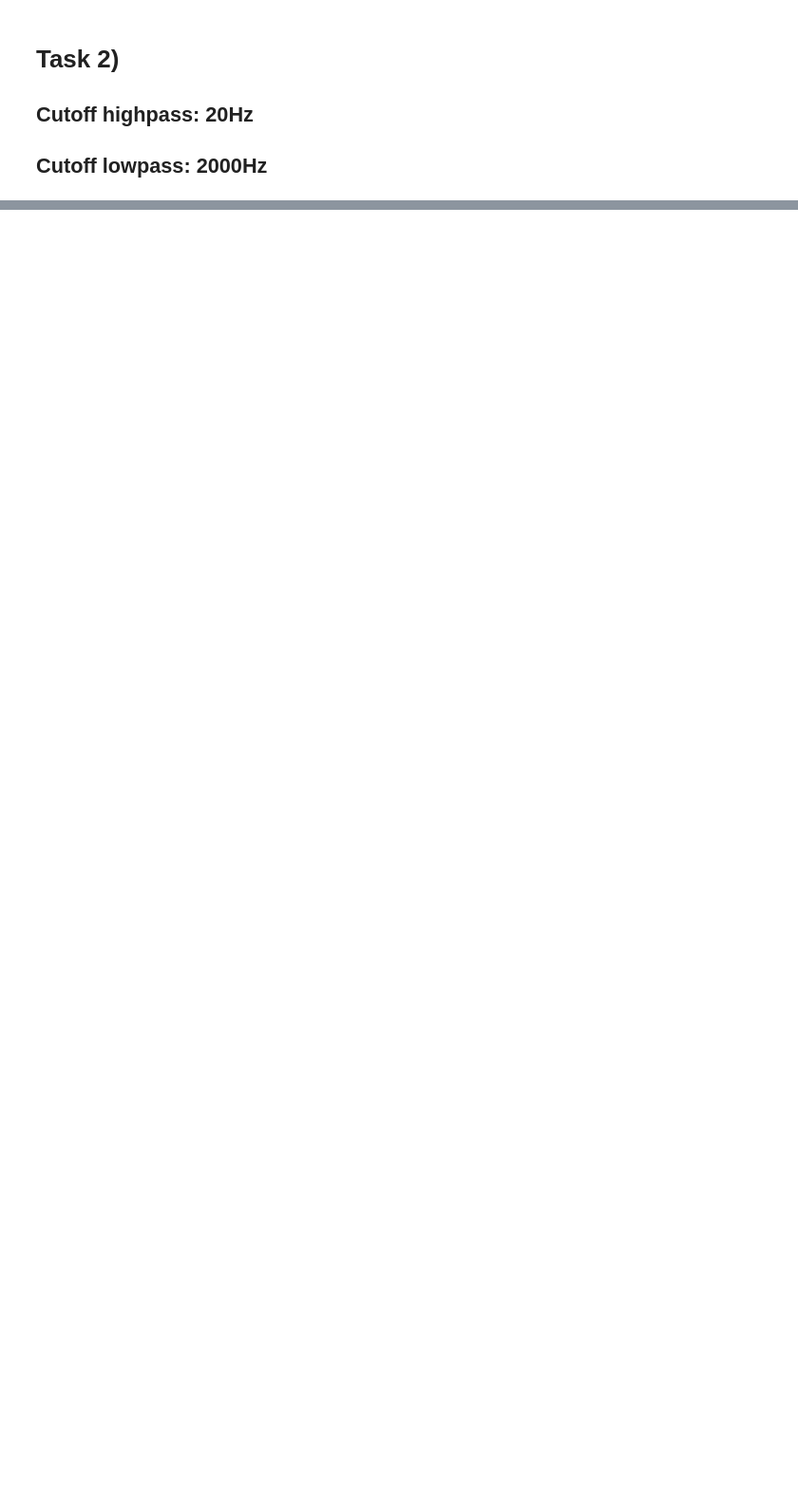
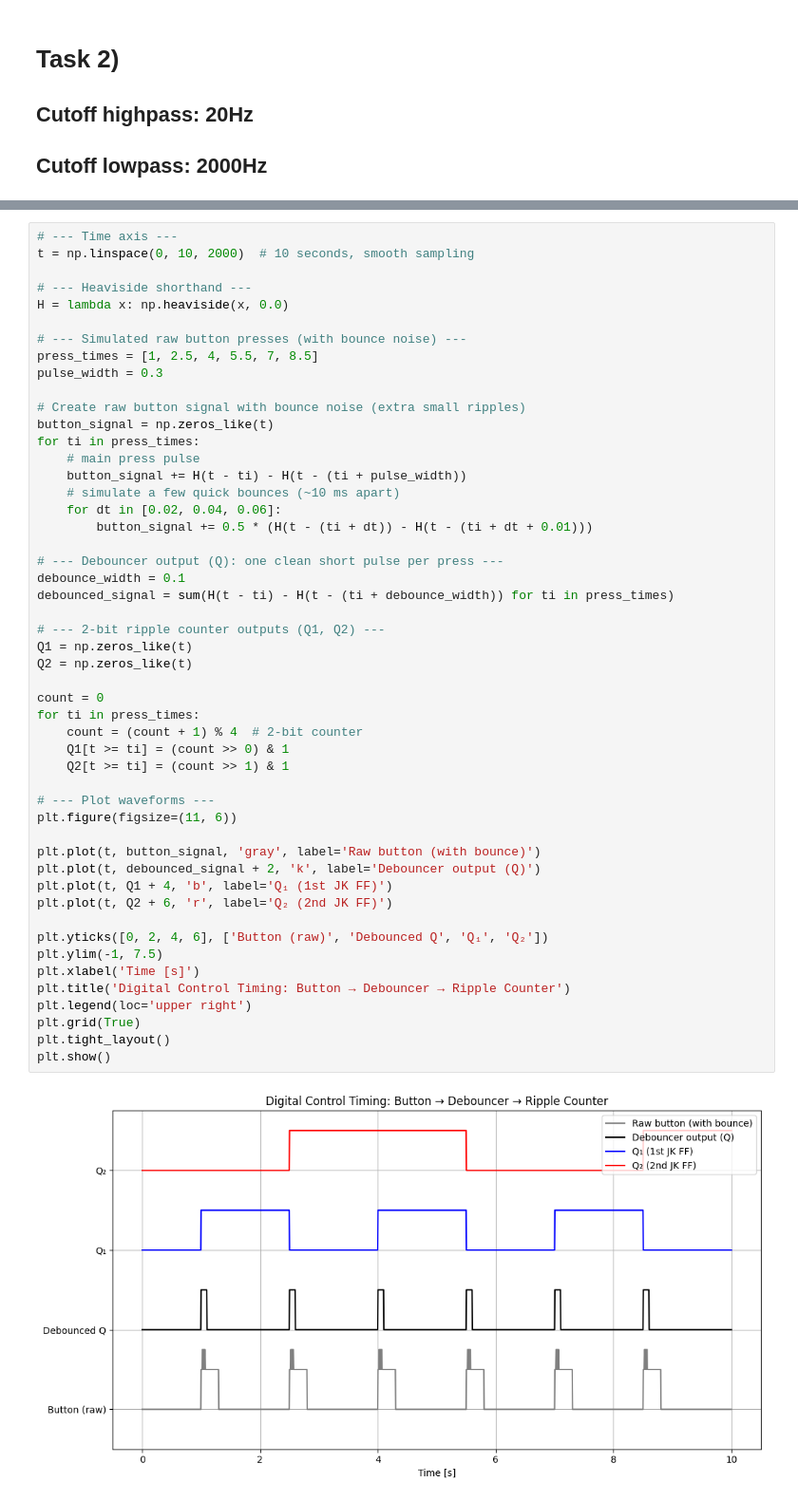
Before and after one commit to Casparrothing/Lab_tfy4185, a Jupyter notebook: lab_tfy4185.ipynb, the cells around one changed output, grey strips where cells are left out. Shown at 95% size. Drawn from its saved outputs; the diff is of its cells as text; blank space fills up the shorter version.

Commit message:
task 4 waveform diagram

```diff
--- a/lab_tfy4185.ipynb
+++ b/lab_tfy4185.ipynb
@@ -100,0 +103,52 @@ Our digital control is built up of an SPDT, a debouncer, a ripple counter and a
+# %%
+# --- Time axis ---
+t = np.linspace(0, 10, 2000)  # 10 seconds, smooth sampling
+
+# --- Heaviside shorthand ---
+H = lambda x: np.heaviside(x, 0.0)
+
+# --- Simulated raw button presses (with bounce noise) ---
+press_times = [1, 2.5, 4, 5.5, 7, 8.5]
+pulse_width = 0.3
+
+# Create raw button signal with bounce noise (extra small ripples)
+button_signal = np.zeros_like(t)
+for ti in press_times:
+    # main press pulse
+    button_signal += H(t - ti) - H(t - (ti + pulse_width))
+    # simulate a few quick bounces (~10 ms apart)
+    for dt in [0.02, 0.04, 0.06]:
+        button_signal += 0.5 * (H(t - (ti + dt)) - H(t - (ti + dt + 0.01)))
+
+# --- Debouncer output (Q): one clean short pulse per press ---
+debounce_width = 0.1
+debounced_signal = sum(H(t - ti) - H(t - (ti + debounce_width)) for ti in press_times)
+
+# --- 2-bit ripple counter outputs (Q1, Q2) ---
+Q1 = np.zeros_like(t)
+Q2 = np.zeros_like(t)
+
+count = 0
+for ti in press_times:
+    count = (count + 1) % 4  # 2-bit counter
+    Q1[t >= ti] = (count >> 0) & 1
+    Q2[t >= ti] = (count >> 1) & 1
+
+# --- Plot waveforms ---
+plt.figure(figsize=(11, 6))
+
+plt.plot(t, button_signal, 'gray', label='Raw button (with bounce)')
+plt.plot(t, debounced_signal + 2, 'k', label='Debouncer output (Q)')
+plt.plot(t, Q1 + 4, 'b', label='Q₁ (1st JK FF)')
+plt.plot(t, Q2 + 6, 'r', label='Q₂ (2nd JK FF)')
+
+plt.yticks([0, 2, 4, 6], ['Button (raw)', 'Debounced Q', 'Q₁', 'Q₂'])
+plt.ylim(-1, 7.5)
+plt.xlabel('Time [s]')
+plt.title('Digital Control Timing: Button → Debouncer → Ripple Counter')
+plt.legend(loc='upper right')
+plt.grid(True)
+plt.tight_layout()
+plt.show()
+# %% [output]
+[figure, added]
```
Also changed, not shown: parts of 1 cell of this notebook.
